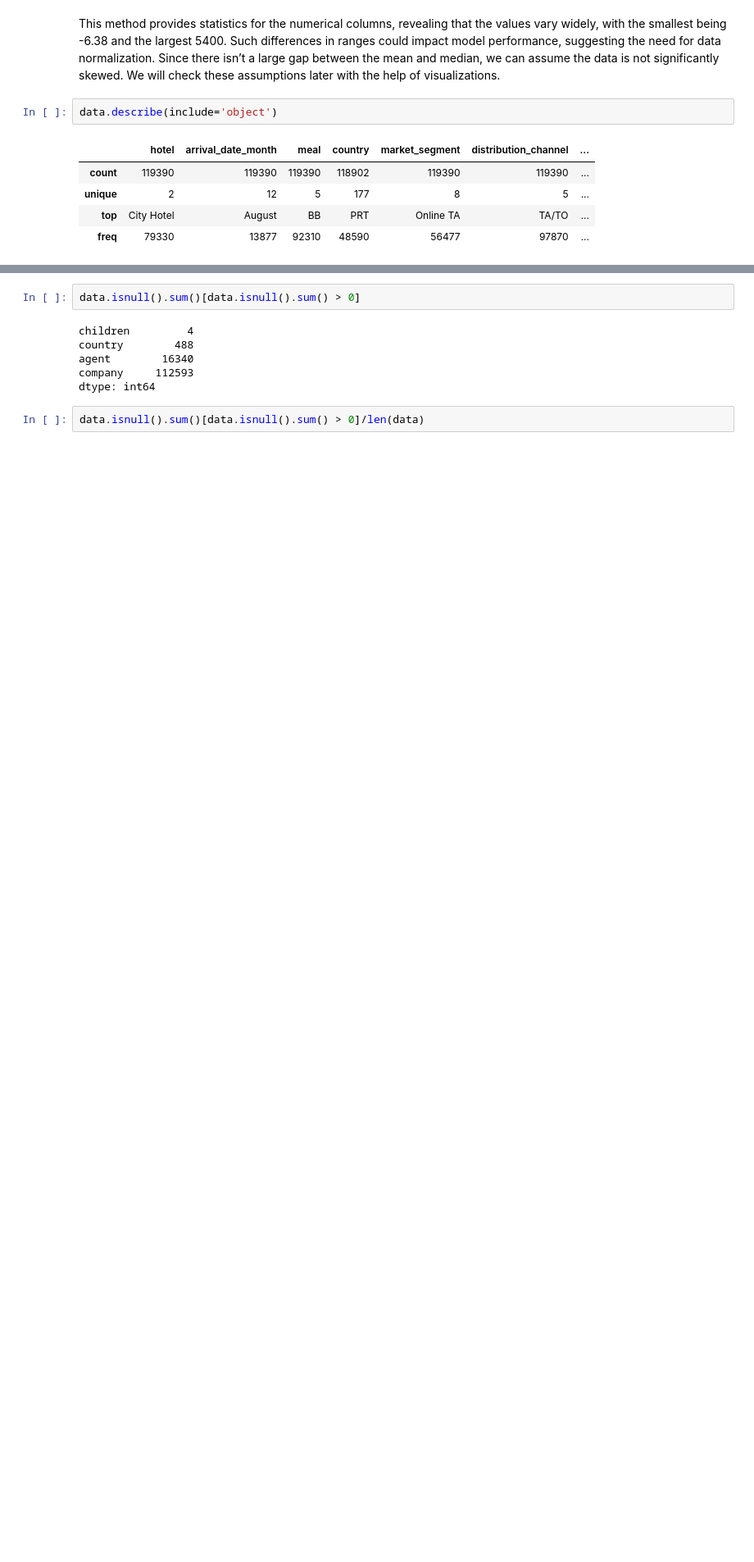
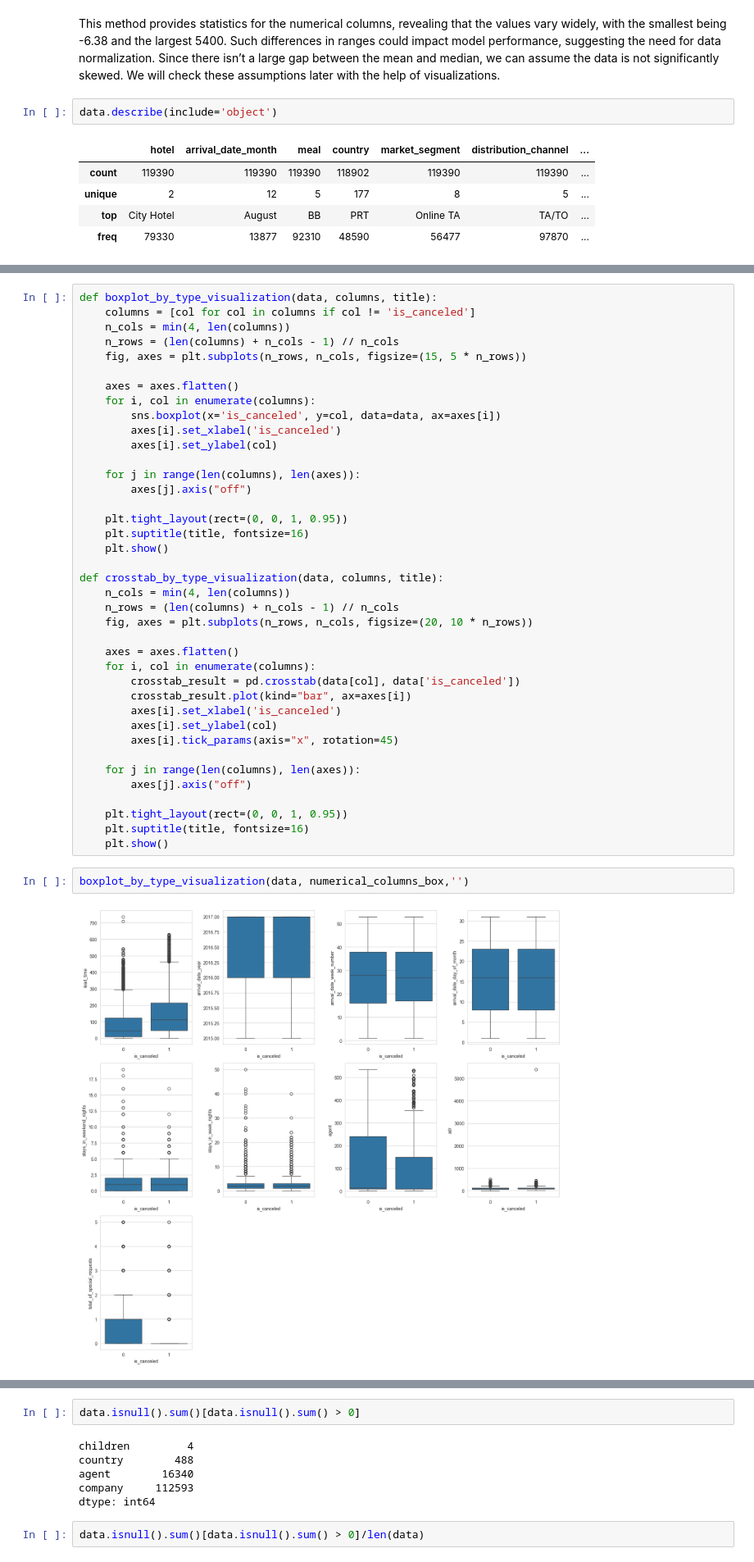
Before and after one commit to beatrizmsa/booking-cancellation-predictor, a Jupyter notebook: notebook.ipynb, the cells around one changed output, grey strips where cells are left out. Shown at 82% size. Drawn from its saved outputs; the diff is of its cells as text; blank space fills up the shorter version.

```diff
--- a/notebook.ipynb
+++ b/notebook.ipynb
@@ -81,0 +155,43 @@ data.drop(columns=['name','email','phone-number','credit_card'], axis = 1, inpla
+# %%
+def boxplot_by_type_visualization(data, columns, title):
+    columns = [col for col in columns if col != 'is_canceled']
+    n_cols = min(4, len(columns))
+    n_rows = (len(columns) + n_cols - 1) // n_cols
+    fig, axes = plt.subplots(n_rows, n_cols, figsize=(15, 5 * n_rows))
+
+    axes = axes.flatten()
+    for i, col in enumerate(columns):
+        sns.boxplot(x='is_canceled', y=col, data=data, ax=axes[i])
+        axes[i].set_xlabel('is_canceled')
+        axes[i].set_ylabel(col)
+
+    for j in range(len(columns), len(axes)):
+        axes[j].axis("off")
+
+    plt.tight_layout(rect=(0, 0, 1, 0.95))
+    plt.suptitle(title, fontsize=16)
+    plt.show()
+
+def crosstab_by_type_visualization(data, columns, title):
+    n_cols = min(4, len(columns))
+    n_rows = (len(columns) + n_cols - 1) // n_cols
+    fig, axes = plt.subplots(n_rows, n_cols, figsize=(20, 10 * n_rows))
+
+    axes = axes.flatten()
+    for i, col in enumerate(columns):
+        crosstab_result = pd.crosstab(data[col], data['is_canceled'])
+        crosstab_result.plot(kind="bar", ax=axes[i])
+        axes[i].set_xlabel('is_canceled')
+        axes[i].set_ylabel(col)
+        axes[i].tick_params(axis="x", rotation=45)
+
+    for j in range(len(columns), len(axes)):
+        axes[j].axis("off")
+
+    plt.tight_layout(rect=(0, 0, 1, 0.95))
+    plt.suptitle(title, fontsize=16)
+    plt.show()
+# %%
+boxplot_by_type_visualization(data, numerical_columns_box,'')
+# %% [output]
+[figure, added]
```
Also changed, not shown: parts of 36 cells of this notebook, 1 other file.
